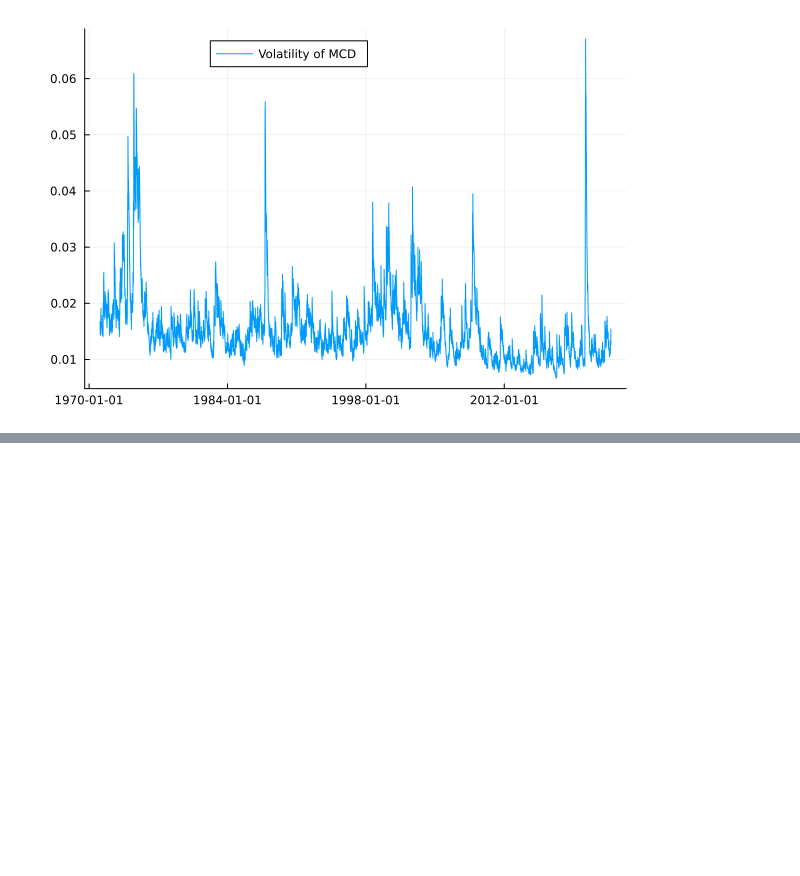
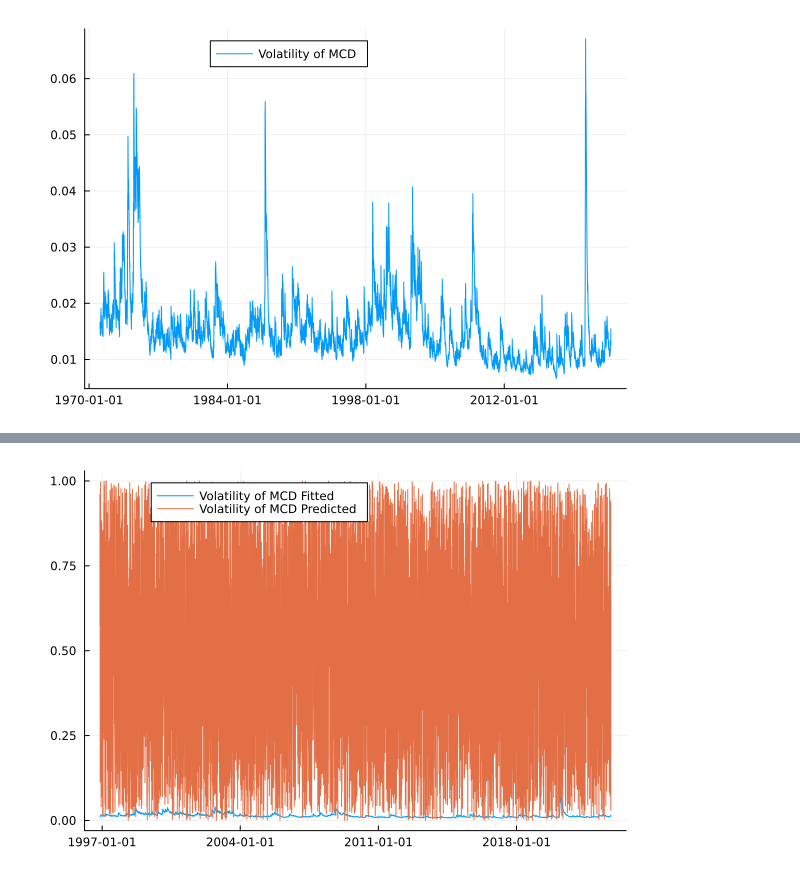
Before and after one commit to Matyas-Mattanelli/Financial-Econometrics-II, a Jupyter notebook: Project 1.ipynb, the cells around one changed output, grey strips where cells are left out. Saved outputs shown, nothing was run; the diff lists cells and outputs as text; code cells hidden in the pictures; blank space fills up the shorter version.

Commit message:
Predictions and plot ready to run

```diff
--- a/Project 1.ipynb
+++ b/Project 1.ipynb
@@ -180,0 +199,6 @@ sigma_preds
+# %%
+MCD_preds_timearray = TimeArray(timestamp(MCD_fit_timearray[Int(length(MCD_fit_timearray)/2)+1:end]), sigma_preds)
+fits_preds_plot = merge(MCD_fit_timearray[Int(length(MCD_fit_timearray)/2)+1:end], MCD_preds_timearray)
+plot(mergedts, label = ["Volatility of MCD Fitted" "Volatility of MCD Predicted"], legend = :top)
+# %% [output]
+[figure, added]
```
Also changed, not shown: parts of 5 cells of this notebook.
